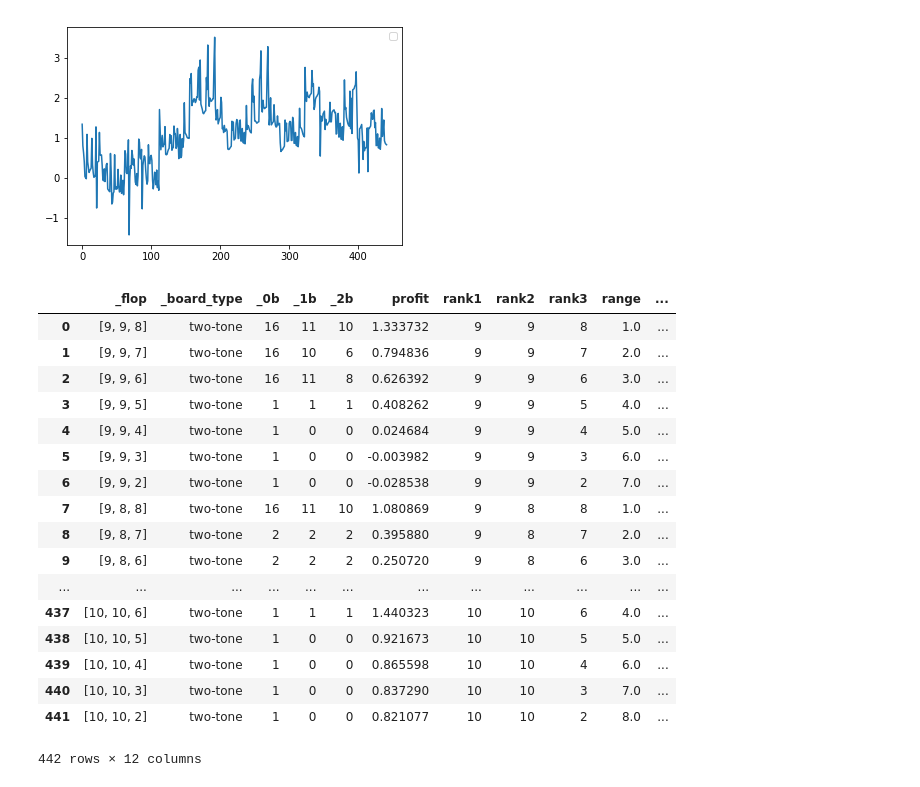
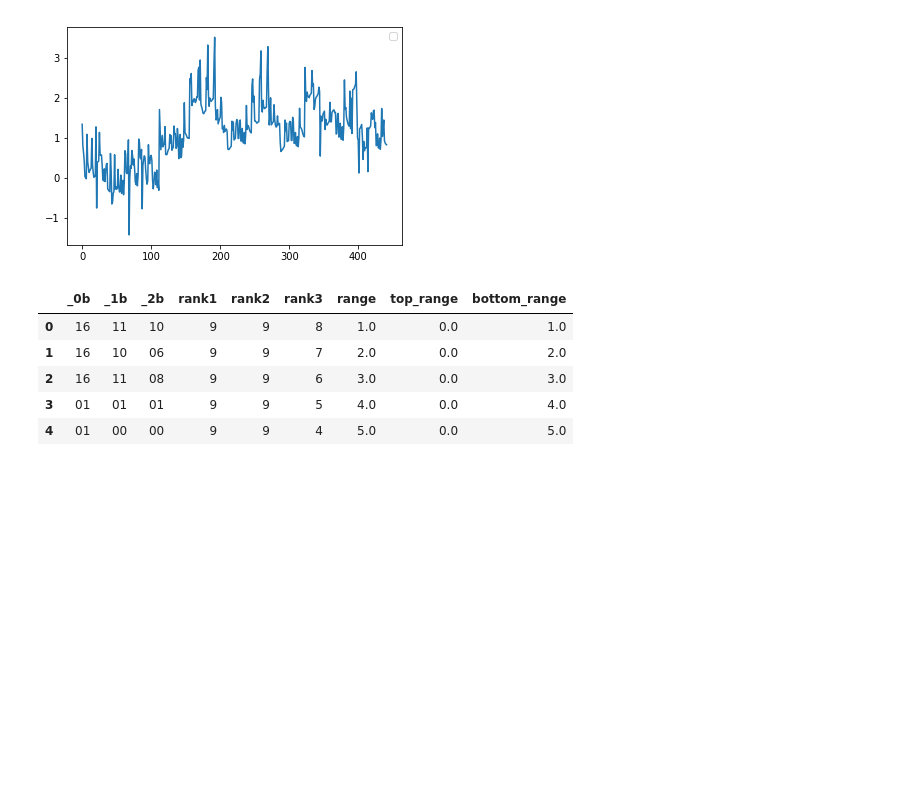
Before and after one commit to Peter-32/perfect_flop_poker, a Jupyter notebook: notebooks/2.Explore_Results.ipynb, the cells around one changed output. Cells and saved outputs as stored; diff of their text form; code cells hidden in the pictures; blank space fills up the shorter version.

```diff
--- a/notebooks/2.Explore_Results.ipynb
+++ b/notebooks/2.Explore_Results.ipynb
@@ -66,24 +66,25 @@ def val_difference_from_val(val1, val2):
 df2['range'] = df2[["rank1", "rank3"]].apply(lambda x: val_difference_from_val(*x), axis=1).astype(float)
 df2['top_range'] = df2[["rank1", "rank2"]].apply(lambda x: val_difference_from_val(*x), axis=1).astype(float)
 df2['bottom_range'] = df2[["rank2", "rank3"]].apply(lambda x: val_difference_from_val(*x), axis=1).astype(float)
+# %%
+df2.drop(["_flop"], axis=1, inplace=True)
+# %%
+df2.drop(["_board_type"], axis=1, inplace=True)
+# %%
+df2.drop(["profit"], axis=1, inplace=True)
+# %%
+df2["_0b"] = df2["_0b"].astype(str)
+df2["_1b"] = df2["_1b"].astype(str)
+df2["_2b"] = df2["_2b"].astype(str)
+df2["_0b"] = df2["_0b"].apply(lambda x: x.zfill(2))
+df2["_1b"] = df2["_1b"].apply(lambda x: x.zfill(2))
+df2["_2b"] = df2["_2b"].apply(lambda x: x.zfill(2))
 # %%
-df2
+df2.head()
 # %% [output]
-|  | _flop | _board_type | _0b | _1b | _2b | profit | rank1 | rank2 | rank3 | range | ... |
-| 0 | [9, 9, 8] | two-tone | 16 | 11 | 10 | 1.333732 | 9 | 9 | 8 | 1.0 | ... |
-| 1 | [9, 9, 7] | two-tone | 16 | 10 | 6 | 0.794836 | 9 | 9 | 7 | 2.0 | ... |
-| 2 | [9, 9, 6] | two-tone | 16 | 11 | 8 | 0.626392 | 9 | 9 | 6 | 3.0 | ... |
-| 3 | [9, 9, 5] | two-tone | 1 | 1 | 1 | 0.408262 | 9 | 9 | 5 | 4.0 | ... |
-| 4 | [9, 9, 4] | two-tone | 1 | 0 | 0 | 0.024684 | 9 | 9 | 4 | 5.0 | ... |
-| 5 | [9, 9, 3] | two-tone | 1 | 0 | 0 | -0.003982 | 9 | 9 | 3 | 6.0 | ... |
-| 6 | [9, 9, 2] | two-tone | 1 | 0 | 0 | -0.028538 | 9 | 9 | 2 | 7.0 | ... |
-| 7 | [9, 8, 8] | two-tone | 16 | 11 | 10 | 1.080869 | 9 | 8 | 8 | 1.0 | ... |
-| 8 | [9, 8, 7] | two-tone | 2 | 2 | 2 | 0.395880 | 9 | 8 | 7 | 2.0 | ... |
-| 9 | [9, 8, 6] | two-tone | 2 | 2 | 2 | 0.250720 | 9 | 8 | 6 | 3.0 | ... |
-| ... | ... | ... | ... | ... | ... | ... | ... | ... | ... | ... | ... |
-| 437 | [10, 10, 6] | two-tone | 1 | 1 | 1 | 1.440323 | 10 | 10 | 6 | 4.0 | ... |
-| 438 | [10, 10, 5] | two-tone | 1 | 0 | 0 | 0.921673 | 10 | 10 | 5 | 5.0 | ... |
-| 439 | [10, 10, 4] | two-tone | 1 | 0 | 0 | 0.865598 | 10 | 10 | 4 | 6.0 | ... |
-| 440 | [10, 10, 3] | two-tone | 1 | 0 | 0 | 0.837290 | 10 | 10 | 3 | 7.0 | ... |
-| 441 | [10, 10, 2] | two-tone | 1 | 0 | 0 | 0.821077 | 10 | 10 | 2 | 8.0 | ... |
+|  | _0b | _1b | _2b | rank1 | rank2 | rank3 | range | top_range | bottom_range |
+| 0 | 16 | 11 | 10 | 9 | 9 | 8 | 1.0 | 0.0 | 1.0 |
+| 1 | 16 | 10 | 06 | 9 | 9 | 7 | 2.0 | 0.0 | 2.0 |
+| 2 | 16 | 11 | 08 | 9 | 9 | 6 | 3.0 | 0.0 | 3.0 |
+| 3 | 01 | 01 | 01 | 9 | 9 | 5 | 4.0 | 0.0 | 4.0 |
+| 4 | 01 | 00 | 00 | 9 | 9 | 4 | 5.0 | 0.0 | 5.0 |
-442 rows × 12 columns
```
Also changed, not shown: parts of 3 cells of this notebook, 2 other files.
